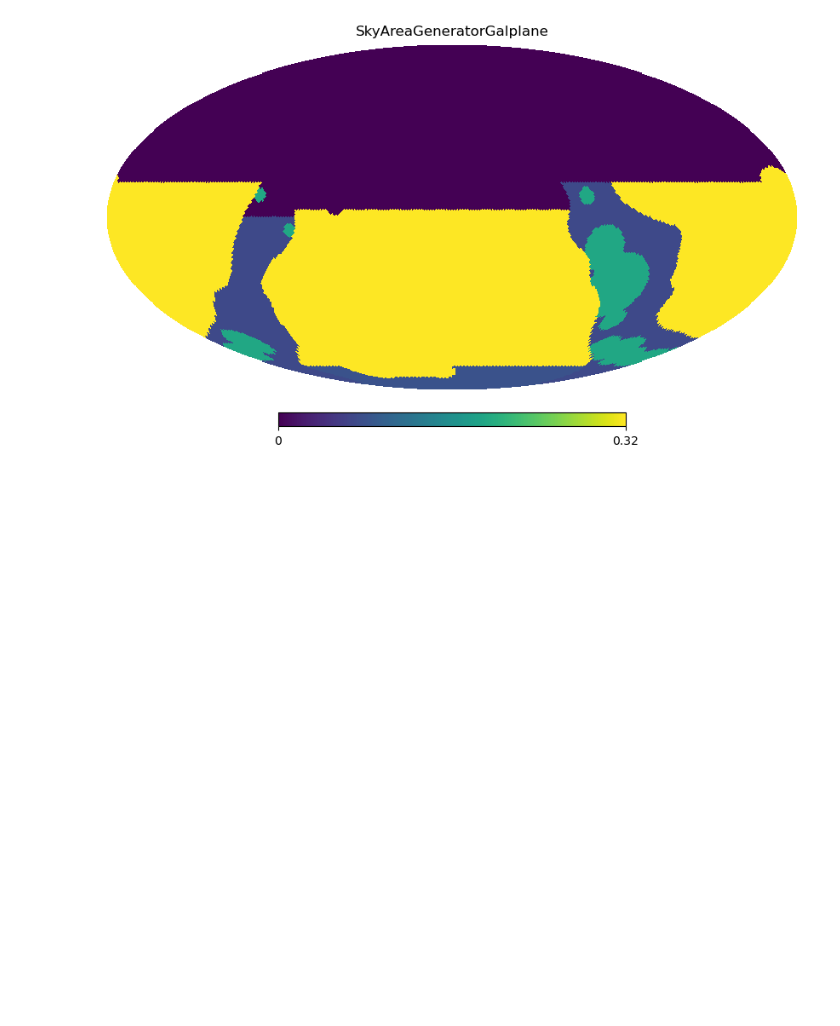
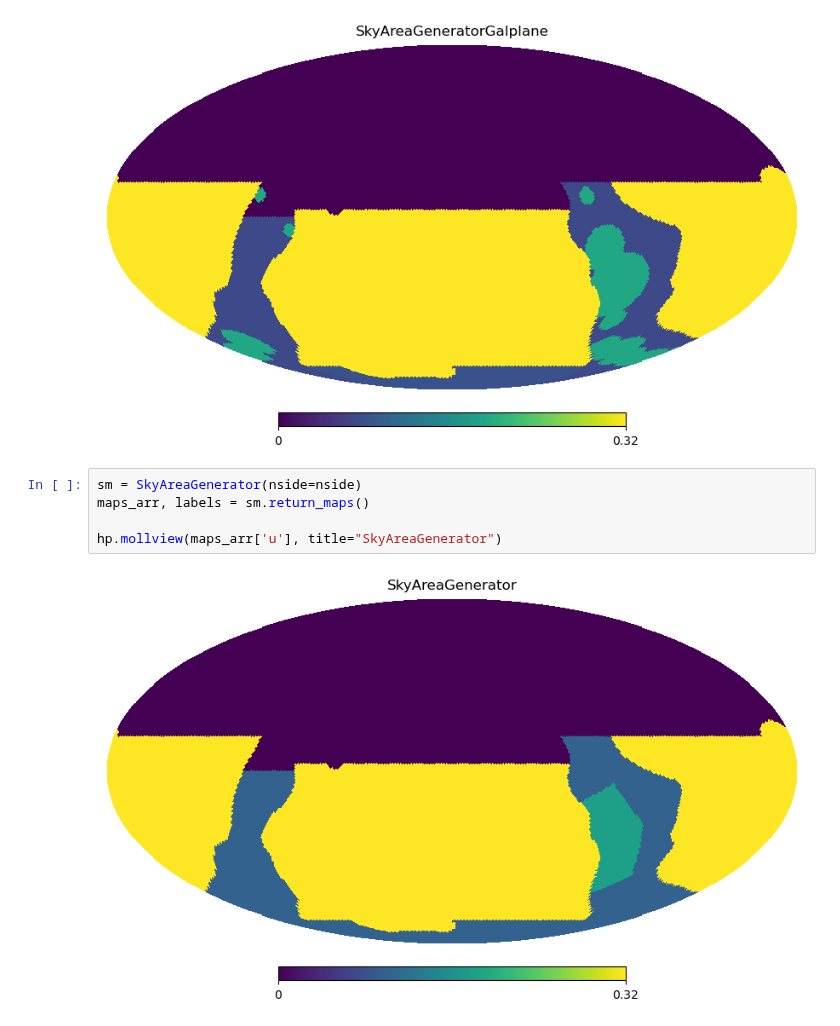
Before and after one commit to yoachim/23_Scratch, a Jupyter notebook: footprint_check/check_footprint.ipynb, the cells around one changed output. Saved outputs shown, nothing was run; the diff lists cells and outputs as text; blank space fills up the shorter version.

```diff
--- a/footprint_check/check_footprint.ipynb
+++ b/footprint_check/check_footprint.ipynb
@@ -173,3 +173,10 @@ maps_arr, labels = fpg_old.return_maps()
 hp.mollview(maps_arr['u'], title="SkyAreaGeneratorGalplane")
 # %% [output]
 [figure]
+# %%
+sm = SkyAreaGenerator(nside=nside)
+maps_arr, labels = sm.return_maps()
+
+hp.mollview(maps_arr['u'], title="SkyAreaGenerator")
+# %% [output]
+[figure, added]
```
Also changed, not shown: parts of 1 cell of this notebook, 1 other file.
